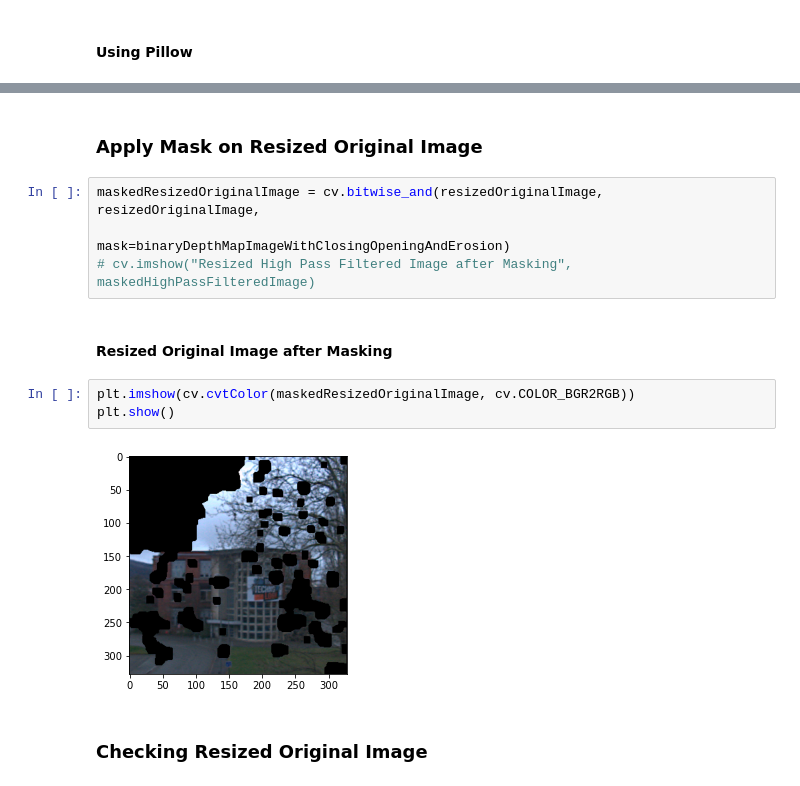
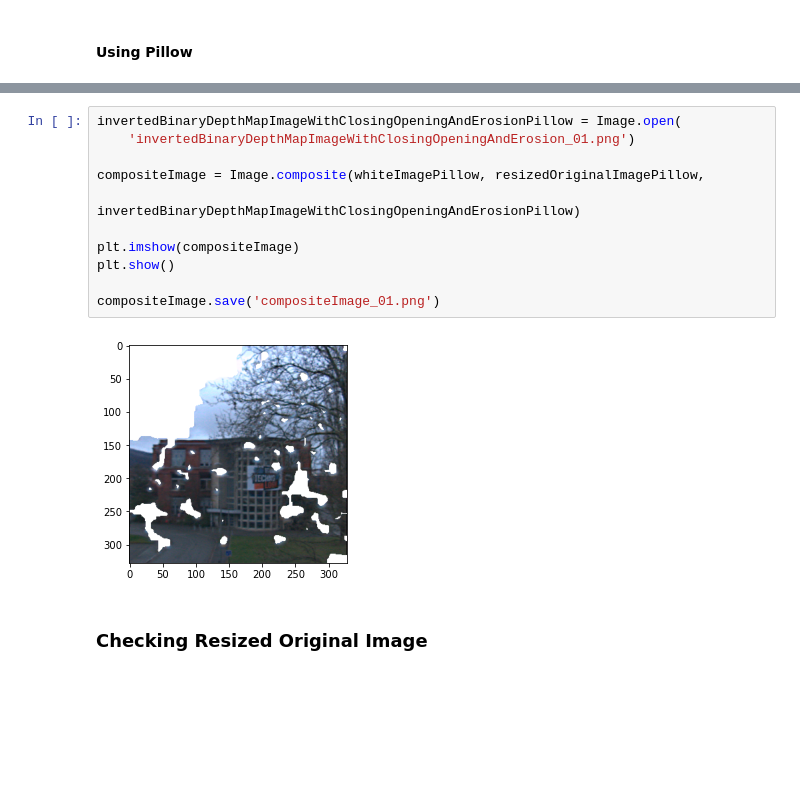
Before and after one commit to Baneeishaque/Raindrop-Removal-With-Light-Field-Image-Using-Image-Inpainting, a Jupyter notebook: main.ipynb, the cells around one changed output, grey strips where cells are left out. Drawn from its saved outputs; the diff is of its cells as text; blank space fills up the shorter version.

```diff
--- a/main.ipynb
+++ b/main.ipynb
@@ -285,16 +209,16 @@ plt.show()
-# %% [markdown]
-### Apply Mask on Resized Original Image
-# %%
-maskedResizedOriginalImage = cv.bitwise_and(resizedOriginalImage, resizedOriginalImage,
-                                            mask=binaryDepthMapImageWithClosingOpeningAndErosion)
-# cv.imshow("Resized High Pass Filtered Image after Masking", maskedHighPassFilteredImage)
-# %% [markdown]
-#### Resized Original Image after Masking
-# %%
-plt.imshow(cv.cvtColor(maskedResizedOriginalImage, cv.COLOR_BGR2RGB))
-plt.show()
-# %% [output]
-[figure, removed]
+# %%
+invertedBinaryDepthMapImageWithClosingOpeningAndErosionPillow = Image.open(
+    'invertedBinaryDepthMapImageWithClosingOpeningAndErosion_01.png')
+
+compositeImage = Image.composite(whiteImagePillow, resizedOriginalImagePillow,
+                                 invertedBinaryDepthMapImageWithClosingOpeningAndErosionPillow)
+
+plt.imshow(compositeImage)
+plt.show()
+
+compositeImage.save('compositeImage_01.png')
+# %% [output]
+[figure, added]
 # %% [markdown]
 ### Checking Resized Original Image
 # %%
```
Also changed, not shown: parts of 43 cells of this notebook, 5 other files.
